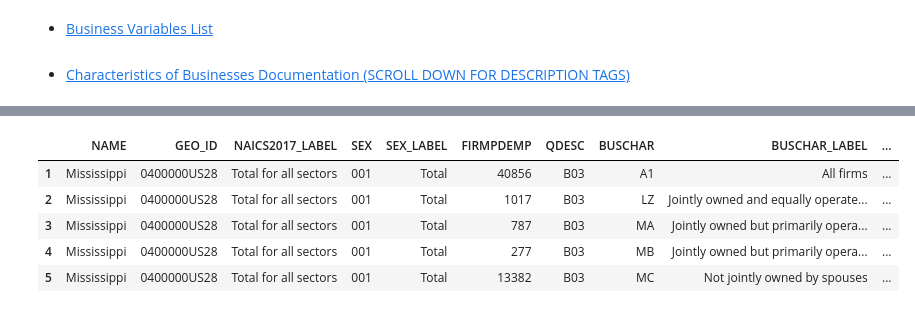
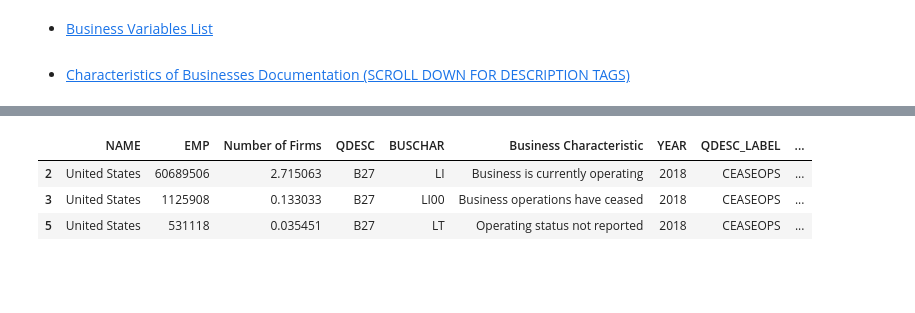
Before and after one commit to ahadh762/Census-Data-API-Group-Assessment, a Jupyter notebook: characteristics_of_business.ipynb, the cells around one changed output, grey strips where cells are left out. Saved outputs shown, nothing was run; the diff lists cells and outputs as text; code cells hidden in the pictures; blank space fills up the shorter version.

```diff
--- a/characteristics_of_business.ipynb
+++ b/characteristics_of_business.ipynb
@@ -4,26 +44,30 @@
 # %%
 # CHARACTERISTICS OF BUSINESSES
 
 import pandas as pd
+import matplotlib as plt
+import seaborn as sns
 # MAKE SURE THERE ARE NO WHITE SPACES IN ANY VARIABLE STRINGS
-labels = 'NAME,GEO_ID,NAICS2017_LABEL,SEX,SEX_LABEL,FIRMPDEMP,QDESC,BUSCHAR,BUSCHAR_LABEL,YEAR'
+labels = 'NAME,EMP,FIRMPDEMP,QDESC,BUSCHAR,BUSCHAR_LABEL,YEAR'
 
-#data_group = '&for=us'  # FOR ENTIRE USA
-data_group = '&for=state' # FOR STATES
+data_group = '&for=us'  # FOR ENTIRE USA
+#data_group = '&for=state' # FOR STATES
 
 
-description =f'&{data_group}*&QDESC_LABEL=SPOUSES'
+description =f'&{data_group}*&QDESC_LABEL=CEASEOPS'
 API_key = '&key=1ba63b3df04e1bd07755febe18f836df1b86fc9f'
 
 df = pd.read_json(f'https://api.census.gov/data/2018/abscb?get={labels}{data_group}{description}{API_key}')
 new_header = df.iloc[0] #grab the first row for the header
 df = df[1:] #take the data after the header row
 df.columns = new_header #set the header row as the df header
-df.head()
+df['FIRMPDEMP'] = df['FIRMPDEMP'].astype(int)
+df = df.loc[(df['BUSCHAR_LABEL']!='All firms') & (df['BUSCHAR_LABEL']!='Total reporting')]
+df['FIRMPDEMP'] = df['FIRMPDEMP'].apply(lambda x:float(x/1_000_000))
+df = df.rename(columns={'FIRMPDEMP':'Number of Firms', 'BUSCHAR_LABEL':'Business Characteristic'})
+df
 # %% [output]
-|  | NAME | GEO_ID | NAICS2017_LABEL | SEX | SEX_LABEL | FIRMPDEMP | QDESC | BUSCHAR | BUSCHAR_LABEL | ... |
-| 1 | Mississippi | 0400000US28 | Total for all sectors | 001 | Total | 40856 | B03 | A1 | All firms | ... |
-| 2 | Mississippi | 0400000US28 | Total for all sectors | 001 | Total | 1017 | B03 | LZ | Jointly owned and equally operate... | ... |
-| 3 | Mississippi | 0400000US28 | Total for all sectors | 001 | Total | 787 | B03 | MA | Jointly owned but primarily opera... | ... |
-| 4 | Mississippi | 0400000US28 | Total for all sectors | 001 | Total | 277 | B03 | MB | Jointly owned but primarily opera... | ... |
-| 5 | Mississippi | 0400000US28 | Total for all sectors | 001 | Total | 13382 | B03 | MC | Not jointly owned by spouses | ... |
+|  | NAME | EMP | Number of Firms | QDESC | BUSCHAR | Business Characteristic | YEAR | QDESC_LABEL | ... |
+| 2 | United States | 60689506 | 2.715063 | B27 | LI | Business is currently operating | 2018 | CEASEOPS | ... |
+| 3 | United States | 1125908 | 0.133033 | B27 | LI00 | Business operations have ceased | 2018 | CEASEOPS | ... |
+| 5 | United States | 531118 | 0.035451 | B27 | LT | Operating status not reported | 2018 | CEASEOPS | ... |
```
Also changed, not shown: parts of 5 cells of this notebook, 3 other files.
